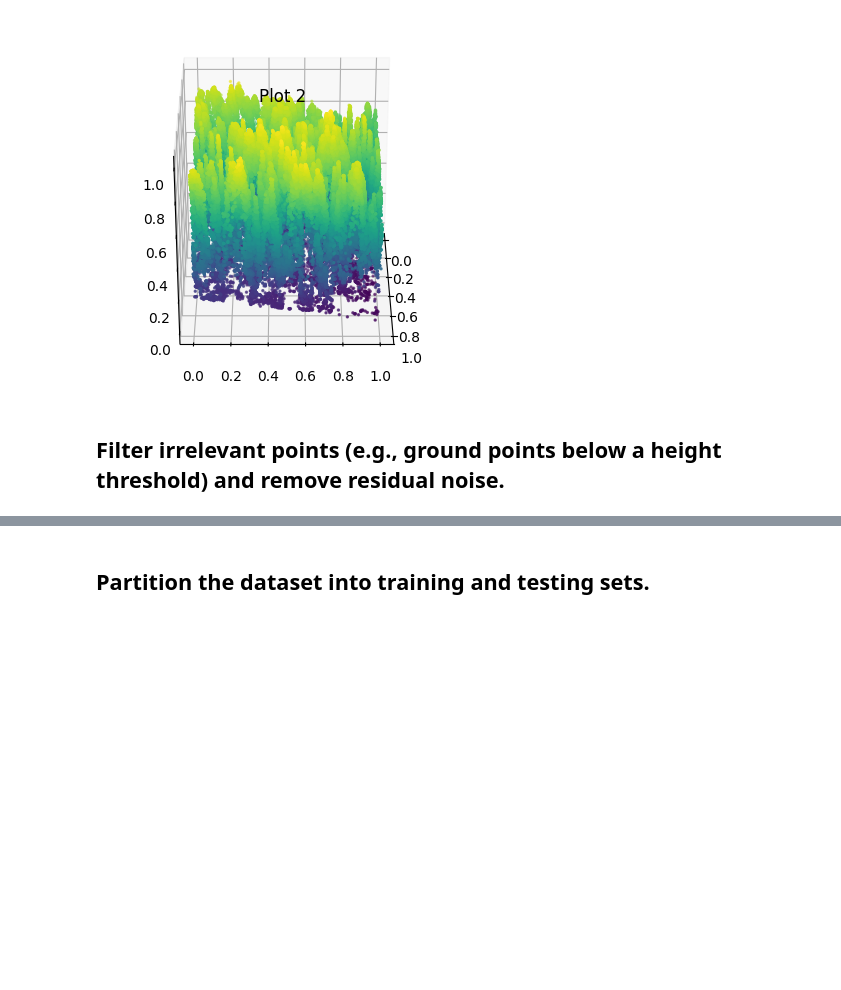
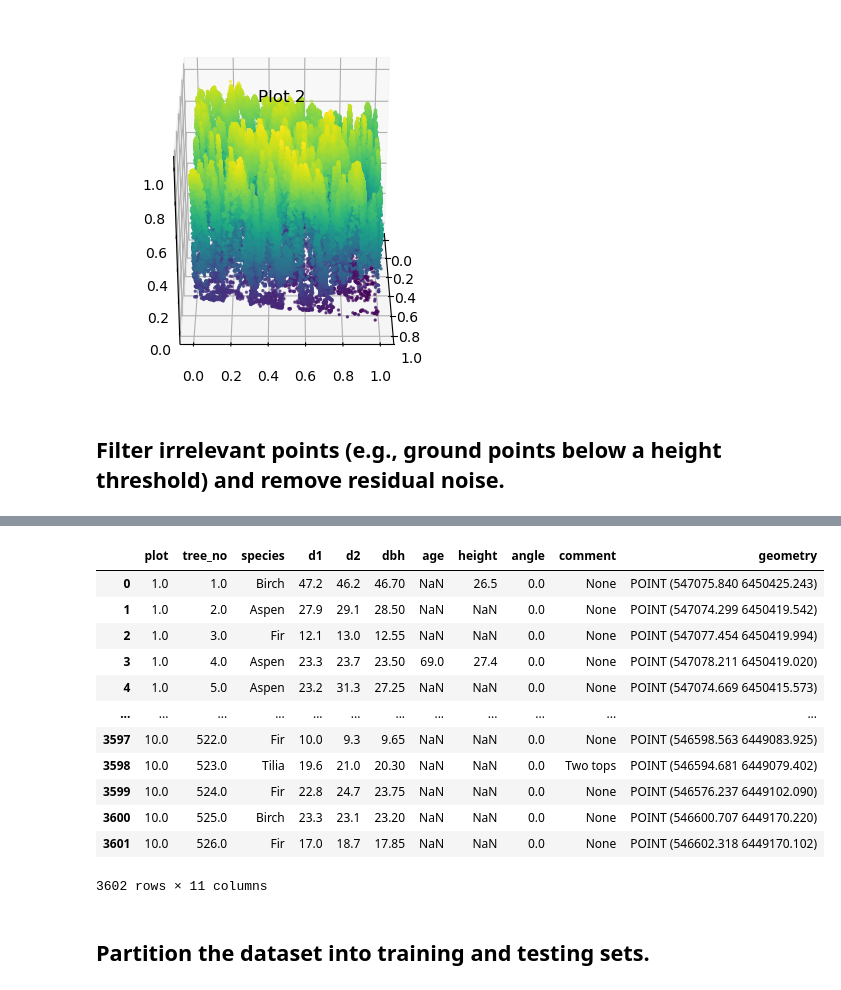
Before and after one commit to andreunilux/LIDAR-Based-Tree-Detection, a Jupyter notebook: Project3.ipynb, the cells around one changed output, grey strips where cells are left out. Saved outputs shown, nothing was run; the diff lists cells and outputs as text; code cells hidden in the pictures; blank space fills up the shorter version.

```diff
--- a/Project3.ipynb
+++ b/Project3.ipynb
@@ -249,2 +283,18 @@ plot_3d_cloud(lidardf,1)
+# %%
+field_survey
+# %% [output]
+|  | plot | tree_no | species | d1 | d2 | dbh | age | height | angle | comment | geometry |
+| 0 | 1.0 | 1.0 | Birch | 47.2 | 46.2 | 46.70 | NaN | 26.5 | 0.0 | None | POINT (547075.840 6450425.243) |
+| 1 | 1.0 | 2.0 | Aspen | 27.9 | 29.1 | 28.50 | NaN | NaN | 0.0 | None | POINT (547074.299 6450419.542) |
+| 2 | 1.0 | 3.0 | Fir | 12.1 | 13.0 | 12.55 | NaN | NaN | 0.0 | None | POINT (547077.454 6450419.994) |
+| 3 | 1.0 | 4.0 | Aspen | 23.3 | 23.7 | 23.50 | 69.0 | 27.4 | 0.0 | None | POINT (547078.211 6450419.020) |
+| 4 | 1.0 | 5.0 | Aspen | 23.2 | 31.3 | 27.25 | NaN | NaN | 0.0 | None | POINT (547074.669 6450415.573) |
+| ... | ... | ... | ... | ... | ... | ... | ... | ... | ... | ... | ... |
+| 3597 | 10.0 | 522.0 | Fir | 10.0 | 9.3 | 9.65 | NaN | NaN | 0.0 | None | POINT (546598.563 6449083.925) |
+| 3598 | 10.0 | 523.0 | Tilia | 19.6 | 21.0 | 20.30 | NaN | NaN | 0.0 | Two tops | POINT (546594.681 6449079.402) |
+| 3599 | 10.0 | 524.0 | Fir | 22.8 | 24.7 | 23.75 | NaN | NaN | 0.0 | None | POINT (546576.237 6449102.090) |
+| 3600 | 10.0 | 525.0 | Birch | 23.3 | 23.1 | 23.20 | NaN | NaN | 0.0 | None | POINT (546600.707 6449170.220) |
+| 3601 | 10.0 | 526.0 | Fir | 17.0 | 18.7 | 17.85 | NaN | NaN | 0.0 | None | POINT (546602.318 6449170.102) |
+3602 rows × 11 columns
 # %% [markdown]
 ## Partition the dataset into training and testing sets.
```
Also changed, not shown: parts of 7 cells of this notebook.
